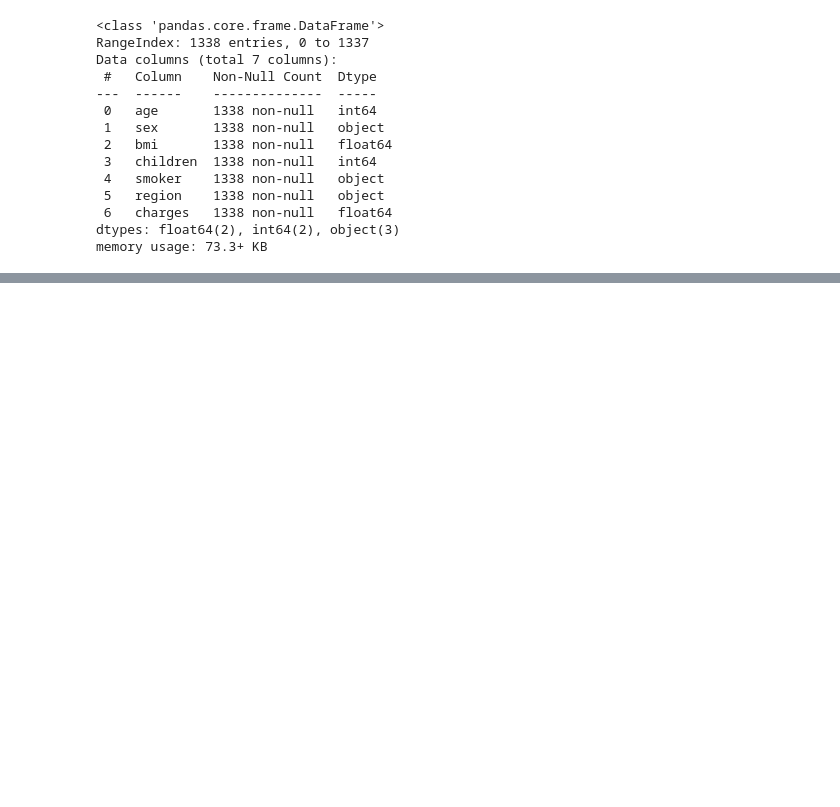
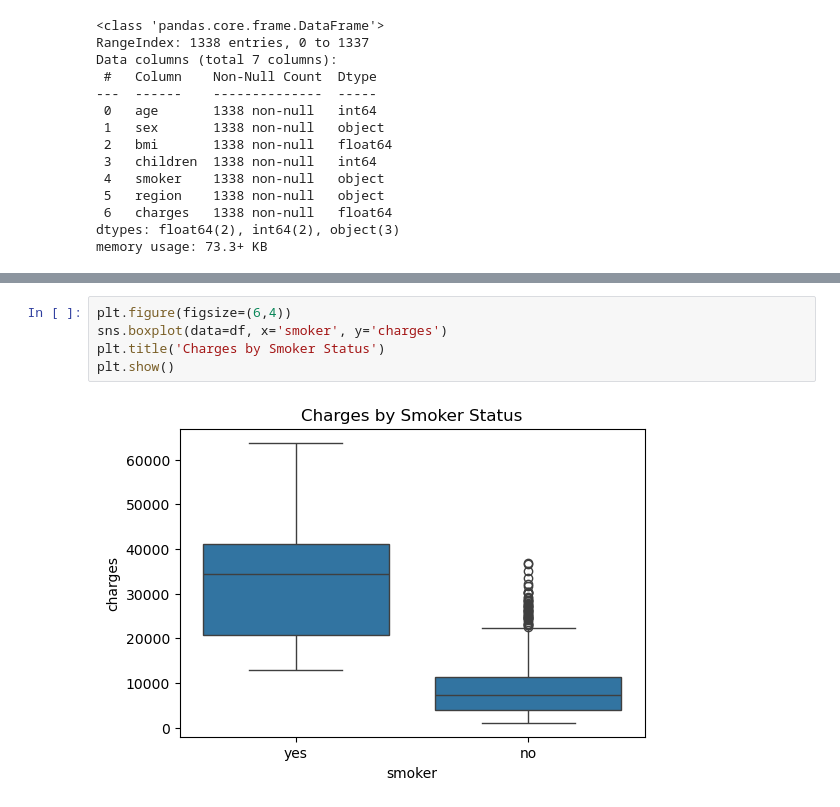
Before and after one commit to MarwaBrian/insurance_charges_prediction, a Jupyter notebook: underwriting.ipynb, the cells around one changed output, grey strips where cells are left out. Cells and saved outputs as stored; diff of their text form; blank space fills up the shorter version.

```diff
--- a/underwriting.ipynb
+++ b/underwriting.ipynb
@@ -209,0 +202,7 @@ memory usage: 73.3+ KB
+# %%
+plt.figure(figsize=(6,4))
+sns.boxplot(data=df, x='smoker', y='charges')
+plt.title('Charges by Smoker Status')
+plt.show()
+# %% [output]
+[figure, added]
```
Also changed, not shown: parts of 19 cells of this notebook.
